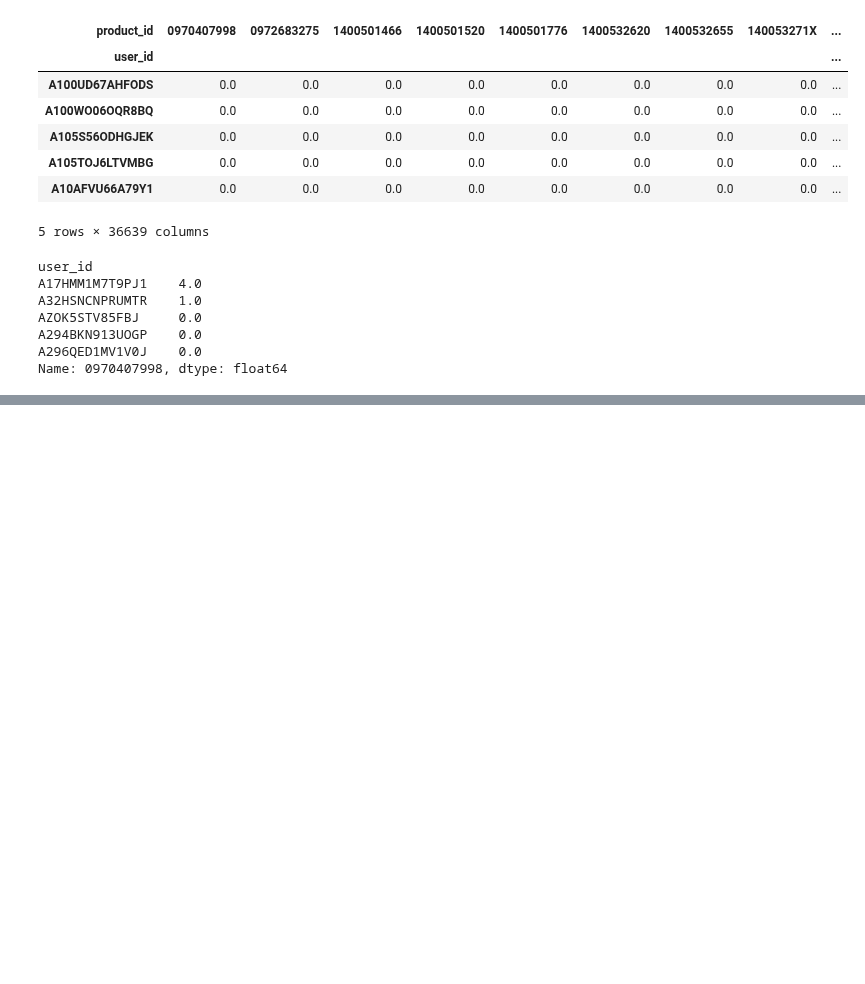
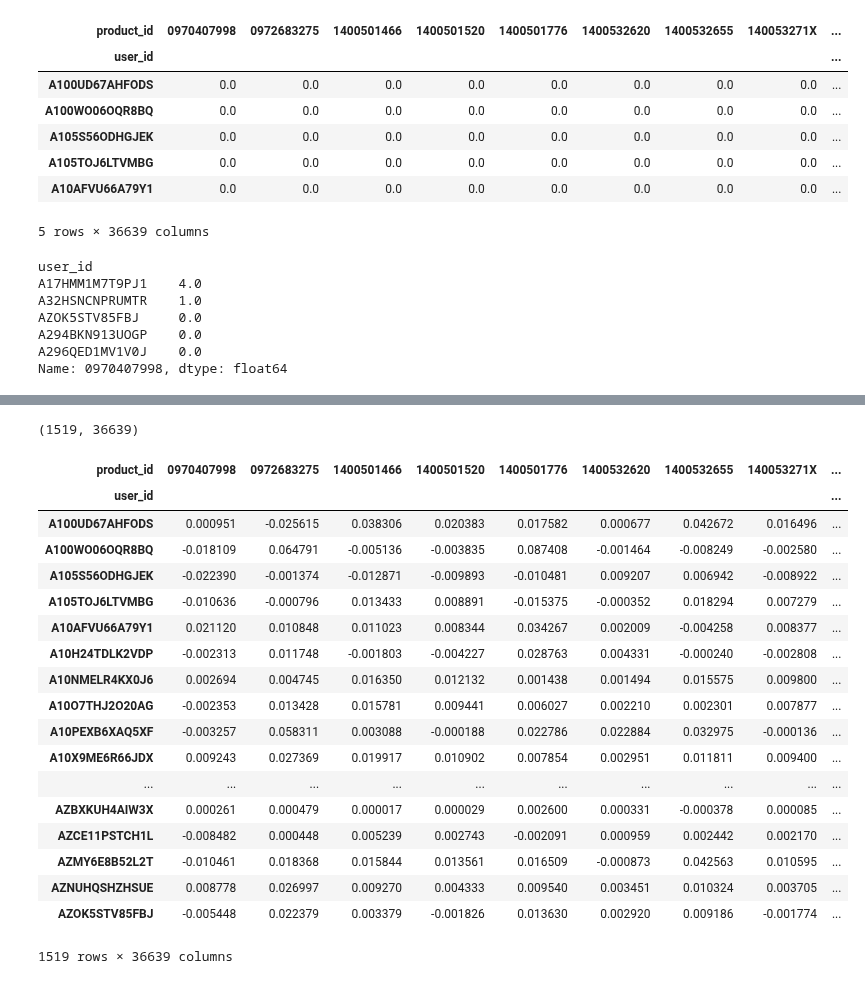
Before and after one commit to GreatLearningAIML1/chennai-aug-batch-senthilvelavan, a Jupyter notebook: RecommendationSystems/Assignment/Recommendation Systems_R5_Project.ipynb, the cells around one changed output, grey strips where cells are left out. Saved outputs shown, nothing was run; the diff lists cells and outputs as text; code cells hidden in the pictures; blank space fills up the shorter version.

```diff
--- a/RecommendationSystems/Assignment/Recommendation Systems_R5_Project.ipynb
+++ b/RecommendationSystems/Assignment/Recommendation Systems_R5_Project.ipynb
@@ -461,8 +466,8 @@ popularProducts.
 # %% [markdown]
 <h3>Collabarative Recommendation Model</h3>
 # %%
-pivot = X_train.pivot(index='user_id',columns='product_id',values='rating')
-pivot.fillna(0).head()
+pivot = X_train.pivot(index='user_id',columns='product_id',values='rating').fillna(0)
+pivot.head()
 # %% [output]
 | product_id | 0970407998 | 0972683275 | 1400501466 | 1400501520 | 1400501776 | 1400532620 | 1400532655 | 140053271X | ... |
 | user_id |  |  |  |  |  |  |  |  | ... |
@@ -505,0 +563,8 @@ Length: 36639, dtype: float64
+# %%
+from scipy.sparse.linalg import svds
+U,sigma,Vt = svds(pivot, k=50)
+# %%
+sigma = np.diag(sigma)
+# %%
+sparseMatrix = np.dot(np.dot(U,sigma),Vt)
+sparseMatrix
@@ -505,0 +585,27 @@ Length: 36639, dtype: float64
+# %%
+sparseMatrix.shape
+# %% [output]
+(1519, 36639)
+# %%
+sparseMatrix_df = pd.DataFrame(data=sparseMatrix,index=pivot.index,columns=pivot.columns)
+sparseMatrix_df
+# %% [output]
+| product_id | 0970407998 | 0972683275 | 1400501466 | 1400501520 | 1400501776 | 1400532620 | 1400532655 | 140053271X | ... |
+| user_id |  |  |  |  |  |  |  |  | ... |
+| A100UD67AHFODS | 0.000951 | -0.025615 | 0.038306 | 0.020383 | 0.017582 | 0.000677 | 0.042672 | 0.016496 | ... |
+| A100WO06OQR8BQ | -0.018109 | 0.064791 | -0.005136 | -0.003835 | 0.087408 | -0.001464 | -0.008249 | -0.002580 | ... |
+| A105S56ODHGJEK | -0.022390 | -0.001374 | -0.012871 | -0.009893 | -0.010481 | 0.009207 | 0.006942 | -0.008922 | ... |
+| A105TOJ6LTVMBG | -0.010636 | -0.000796 | 0.013433 | 0.008891 | -0.015375 | -0.000352 | 0.018294 | 0.007279 | ... |
+| A10AFVU66A79Y1 | 0.021120 | 0.010848 | 0.011023 | 0.008344 | 0.034267 | 0.002009 | -0.004258 | 0.008377 | ... |
+| A10H24TDLK2VDP | -0.002313 | 0.011748 | -0.001803 | -0.004227 | 0.028763 | 0.004331 | -0.000240 | -0.002808 | ... |
+| A10NMELR4KX0J6 | 0.002694 | 0.004745 | 0.016350 | 0.012132 | 0.001438 | 0.001494 | 0.015575 | 0.009800 | ... |
+| A10O7THJ2O20AG | -0.002353 | 0.013428 | 0.015781 | 0.009441 | 0.006027 | 0.002210 | 0.002301 | 0.007877 | ... |
+| A10PEXB6XAQ5XF | -0.003257 | 0.058311 | 0.003088 | -0.000188 | 0.022786 | 0.022884 | 0.032975 | -0.000136 | ... |
+| A10X9ME6R66JDX | 0.009243 | 0.027369 | 0.019917 | 0.010902 | 0.007854 | 0.002951 | 0.011811 | 0.009400 | ... |
+| ... | ... | ... | ... | ... | ... | ... | ... | ... | ... |
+| AZBXKUH4AIW3X | 0.000261 | 0.000479 | 0.000017 | 0.000029 | 0.002600 | 0.000331 | -0.000378 | 0.000085 | ... |
+| AZCE11PSTCH1L | -0.008482 | 0.000448 | 0.005239 | 0.002743 | -0.002091 | 0.000959 | 0.002442 | 0.002170 | ... |
+| AZMY6E8B52L2T | -0.010461 | 0.018368 | 0.015844 | 0.013561 | 0.016509 | -0.000873 | 0.042563 | 0.010595 | ... |
+| AZNUHQSHZHSUE | 0.008778 | 0.026997 | 0.009270 | 0.004333 | 0.009540 | 0.003451 | 0.010324 | 0.003705 | ... |
+| AZOK5STV85FBJ | -0.005448 | 0.022379 | 0.003379 | -0.001826 | 0.013630 | 0.002920 | 0.009186 | -0.001774 | ... |
+1519 rows × 36639 columns
```
Also changed, not shown: parts of 16 cells of this notebook.
